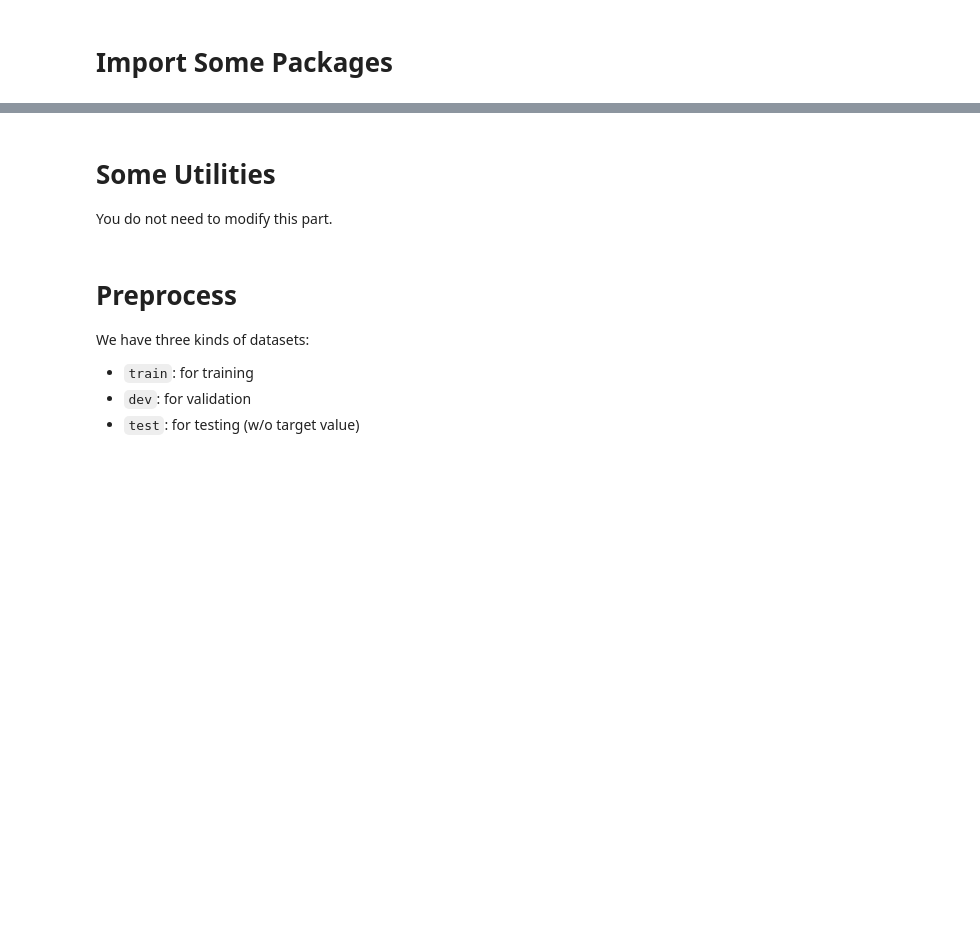
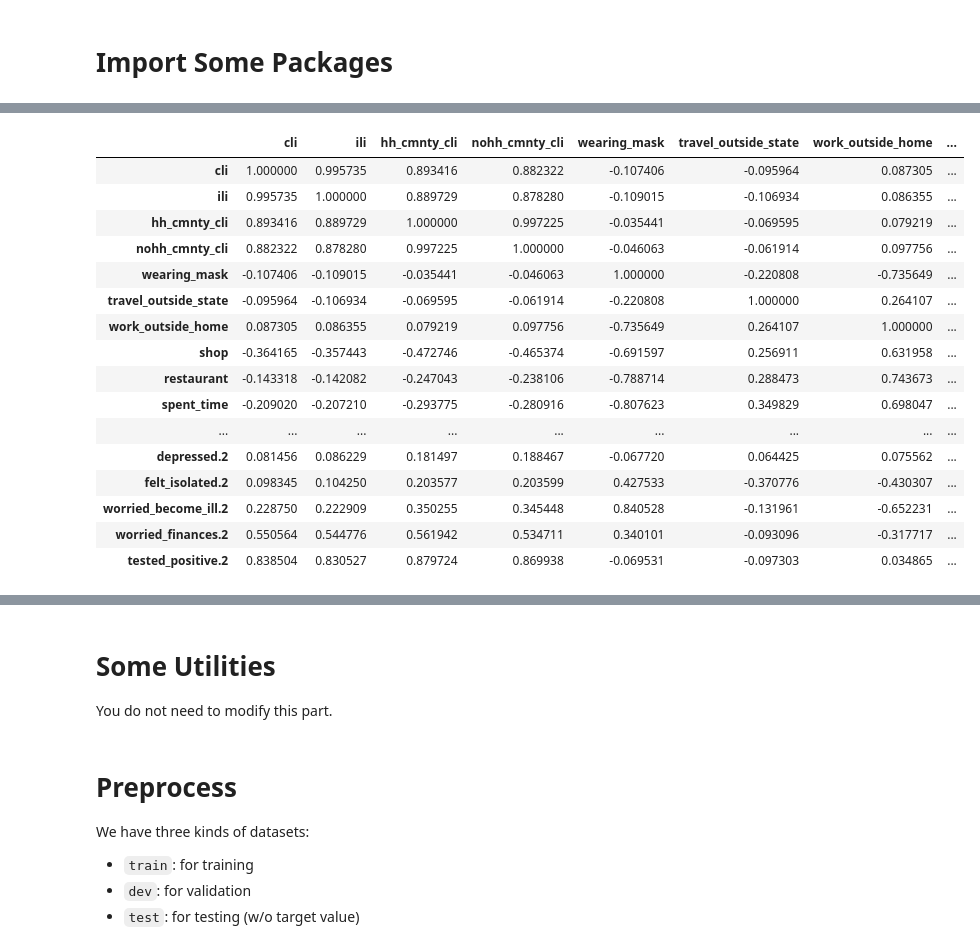
Before and after one commit to Arrebol2020/MachineLearning_LGY21Spring, a Jupyter notebook: hw1/ML2021Spring_HW1.ipynb, the cells around one changed output, grey strips where cells are left out. Cells and saved outputs as stored; diff of their text form; code cells hidden in the pictures; blank space fills up the shorter version.

```diff
--- a/hw1/ML2021Spring_HW1.ipynb
+++ b/hw1/ML2021Spring_HW1.ipynb
@@ -60,0 +64,3 @@ if torch.cuda.is_available():
+# %%
+data_tr = pd.read_csv(tr_path) # 读取训练数据
+data_tt = pd.read_csv(tt_path) # 读取测试数据
@@ -60,0 +105,4 @@ if torch.cuda.is_available():
+# %%
+
+data_tr.drop('id', axis = 1, inplace = True) # 由于id列用不到，删除id列
+data_tt.drop('id', axis = 1, inplace = True)
@@ -60,0 +181,20 @@ if torch.cuda.is_available():
+# %%
+data_tr.iloc[:, 40:].corr() #上面手动分析太累，还是利用corr方法自动分析
+# %% [output]
+|  | cli | ili | hh_cmnty_cli | nohh_cmnty_cli | wearing_mask | travel_outside_state | work_outside_home | ... |
+| cli | 1.000000 | 0.995735 | 0.893416 | 0.882322 | -0.107406 | -0.095964 | 0.087305 | ... |
+| ili | 0.995735 | 1.000000 | 0.889729 | 0.878280 | -0.109015 | -0.106934 | 0.086355 | ... |
+| hh_cmnty_cli | 0.893416 | 0.889729 | 1.000000 | 0.997225 | -0.035441 | -0.069595 | 0.079219 | ... |
+| nohh_cmnty_cli | 0.882322 | 0.878280 | 0.997225 | 1.000000 | -0.046063 | -0.061914 | 0.097756 | ... |
+| wearing_mask | -0.107406 | -0.109015 | -0.035441 | -0.046063 | 1.000000 | -0.220808 | -0.735649 | ... |
+| travel_outside_state | -0.095964 | -0.106934 | -0.069595 | -0.061914 | -0.220808 | 1.000000 | 0.264107 | ... |
+| work_outside_home | 0.087305 | 0.086355 | 0.079219 | 0.097756 | -0.735649 | 0.264107 | 1.000000 | ... |
+| shop | -0.364165 | -0.357443 | -0.472746 | -0.465374 | -0.691597 | 0.256911 | 0.631958 | ... |
+| restaurant | -0.143318 | -0.142082 | -0.247043 | -0.238106 | -0.788714 | 0.288473 | 0.743673 | ... |
+| spent_time | -0.209020 | -0.207210 | -0.293775 | -0.280916 | -0.807623 | 0.349829 | 0.698047 | ... |
+| ... | ... | ... | ... | ... | ... | ... | ... | ... |
+| depressed.2 | 0.081456 | 0.086229 | 0.181497 | 0.188467 | -0.067720 | 0.064425 | 0.075562 | ... |
+| felt_isolated.2 | 0.098345 | 0.104250 | 0.203577 | 0.203599 | 0.427533 | -0.370776 | -0.430307 | ... |
+| worried_become_ill.2 | 0.228750 | 0.222909 | 0.350255 | 0.345448 | 0.840528 | -0.131961 | -0.652231 | ... |
+| worried_finances.2 | 0.550564 | 0.544776 | 0.561942 | 0.534711 | 0.340101 | -0.093096 | -0.317717 | ... |
+| tested_positive.2 | 0.838504 | 0.830527 | 0.879724 | 0.869938 | -0.069531 | -0.097303 | 0.034865 | ... |
```
Also changed, not shown: parts of 24 cells of this notebook.
